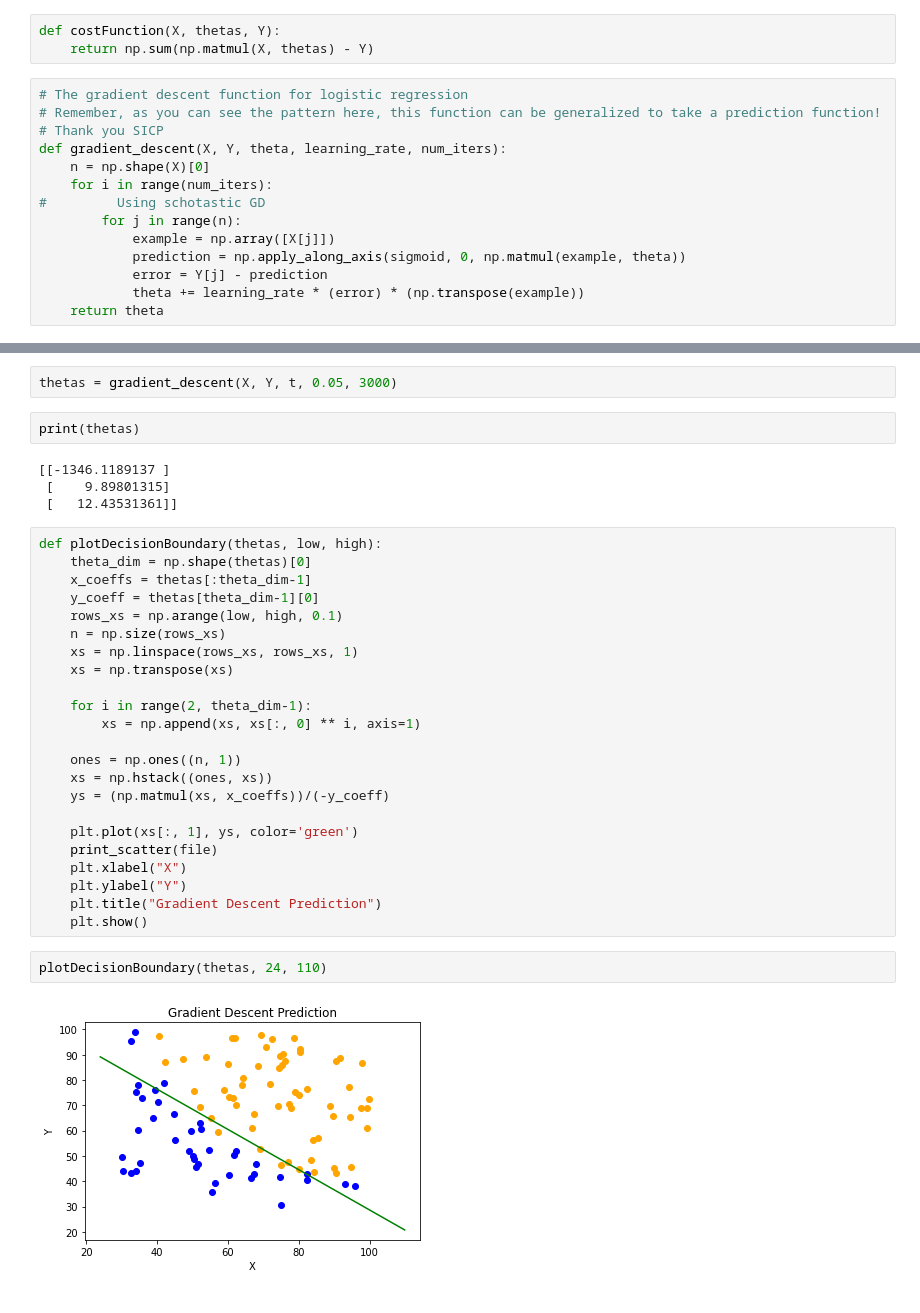
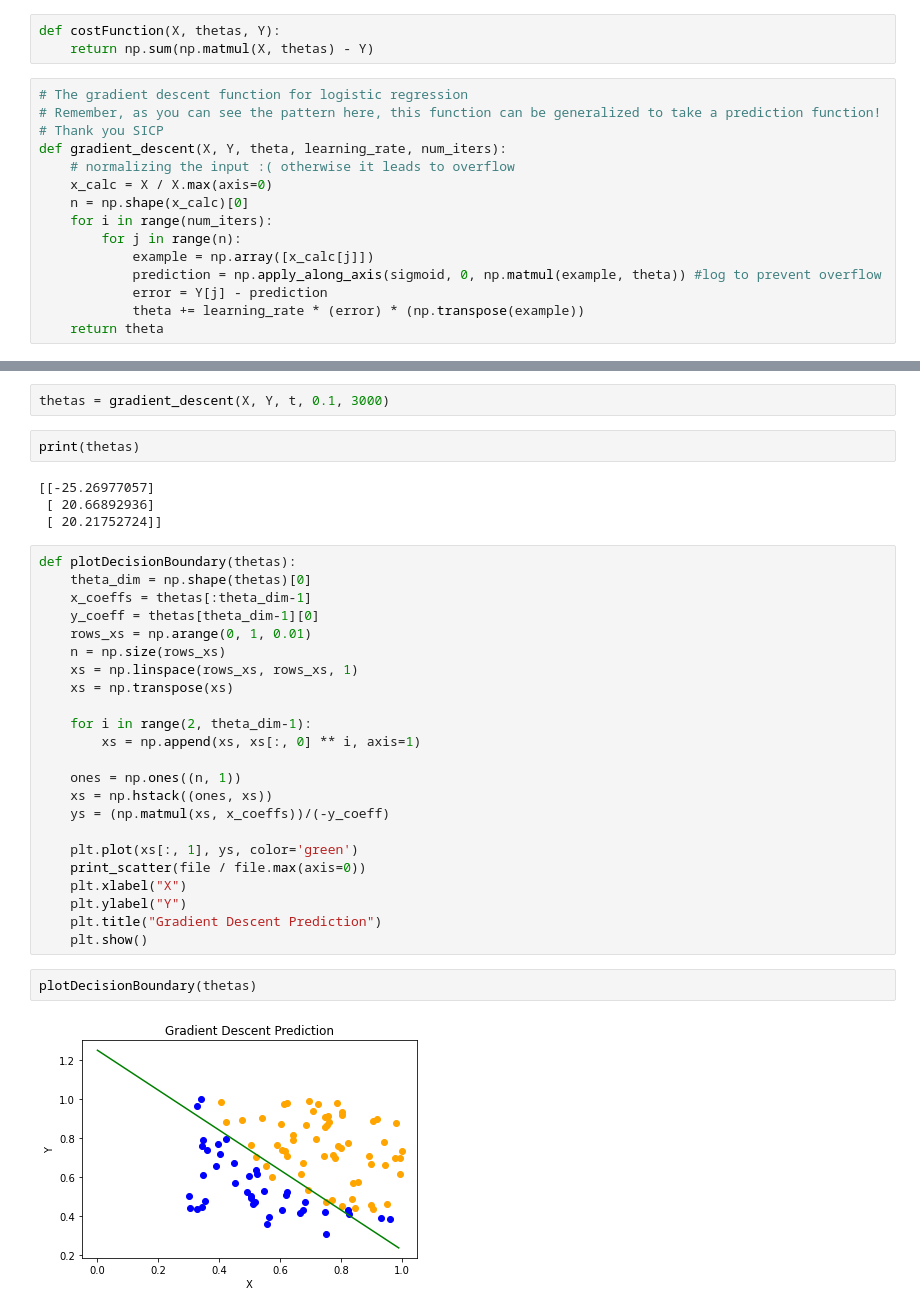
Before and after one commit to UdeshyaDhungana/cs229, a Jupyter notebook: logistic_reg/regression.ipynb, the cells around one changed output, grey strips where cells are left out. Cells and saved outputs as stored; diff of their text form.

```diff
--- a/logistic_reg/regression.ipynb
+++ b/logistic_reg/regression.ipynb
@@ -42,12 +42,13 @@ def costFunction(X, thetas, Y):
 # Remember, as you can see the pattern here, this function can be generalized to take a prediction function!
 # Thank you SICP
 def gradient_descent(X, Y, theta, learning_rate, num_iters):
-    n = np.shape(X)[0]
+    # normalizing the input :( otherwise it leads to overflow
+    x_calc = X / X.max(axis=0)
+    n = np.shape(x_calc)[0]
     for i in range(num_iters):
-#         Using schotastic GD
         for j in range(n):
-            example = np.array([X[j]])
-            prediction = np.apply_along_axis(sigmoid, 0, np.matmul(example, theta))
+            example = np.array([x_calc[j]])
+            prediction = np.apply_along_axis(sigmoid, 0, np.matmul(example, theta)) #log to prevent overflow
             error = Y[j] - prediction
             theta += learning_rate * (error) * (np.transpose(example))
     return theta
@@ -62,18 +62,18 @@ def predict(X, thetas):
     return np.where(prediction >= 0, 1, 0)
 # %%
-thetas = gradient_descent(X, Y, t, 0.05, 3000)
+thetas = gradient_descent(X, Y, t, 0.1, 3000)
 # %%
 print(thetas)
 # %% [output]
-[[-1346.1189137 ]
- [    9.89801315]
- [   12.43531361]]
+[[-25.26977057]
+ [ 20.66892936]
+ [ 20.21752724]]
 # %%
-def plotDecisionBoundary(thetas, low, high):
+def plotDecisionBoundary(thetas):
     theta_dim = np.shape(thetas)[0]
     x_coeffs = thetas[:theta_dim-1]
     y_coeff = thetas[theta_dim-1][0]
-    rows_xs = np.arange(low, high, 0.1)
+    rows_xs = np.arange(0, 1, 0.01)
     n = np.size(rows_xs)
     xs = np.linspace(rows_xs, rows_xs, 1)
     xs = np.transpose(xs)
@@ -86,12 +86,12 @@ def plotDecisionBoundary(thetas, low, high):
     ys = (np.matmul(xs, x_coeffs))/(-y_coeff)
 
     plt.plot(xs[:, 1], ys, color='green')
-    print_scatter(file)
+    print_scatter(file / file.max(axis=0))
     plt.xlabel("X")
     plt.ylabel("Y")
     plt.title("Gradient Descent Prediction")
     plt.show()
 # %%
-plotDecisionBoundary(thetas, 24, 110)
+plotDecisionBoundary(thetas)
 # %% [output]
-[figure, old version]
+[figure, new version]
```
Also changed, not shown: parts of 2 cells of this notebook, 4 other files.
